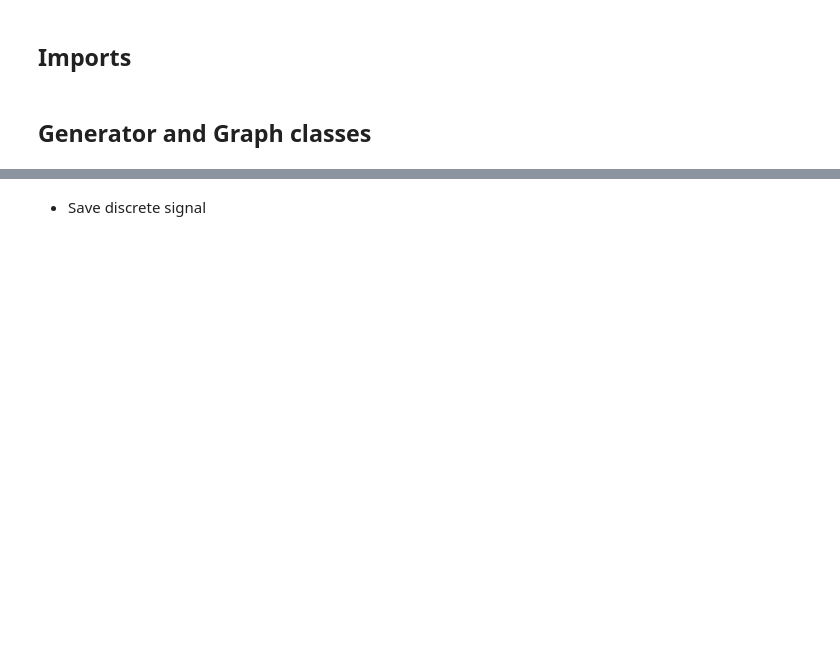
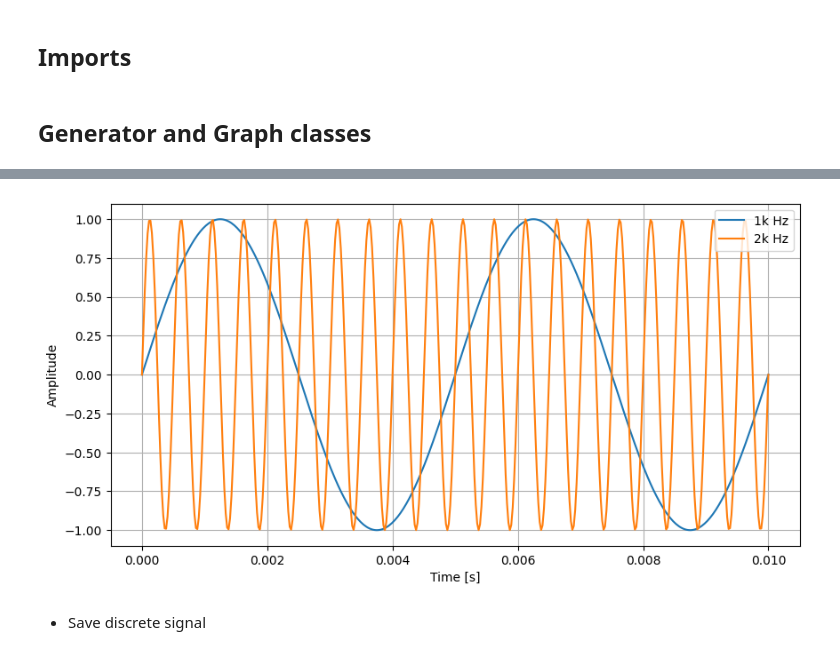
Before and after one commit to mrmalvicino/dsp-package, a Jupyter notebook: main.ipynb, the cells around one changed output, grey strips where cells are left out. Cells and saved outputs as stored; diff of their text form; code cells hidden in the pictures; blank space fills up the shorter version.

```diff
--- a/main.ipynb
+++ b/main.ipynb
@@ -35,0 +44,7 @@ y_data = generator.square_pulse(x_data, turn_on, turn_off)
+# %%
+time_array = generator.time_array(200, amount_of_periods = 2, is_closed_interval = True)
+sine_array_1 = generator.sinewave(time_array, wave_frequency = 200)
+sine_array_2 = generator.sinewave(time_array, wave_frequency = 2000)
+
+y_data_list = [sine_array_1, sine_array_2]
+y_legends_list = ['1k Hz', '2k Hz']
@@ -40,3 +61,7 @@ square_pulse_graph = graph.multiple_overlaids(x_data, [y_data], ['Unit impulse']
+# %%
+sinewave_graph = graph.plot_multiple_overlaids(time_array, y_data_list, y_legends_list)
+# %% [output]
+[figure, added]
 # %% [markdown]
 - Save discrete signal
 # %%
```
Also changed, not shown: parts of 9 cells of this notebook, 5 other files.
